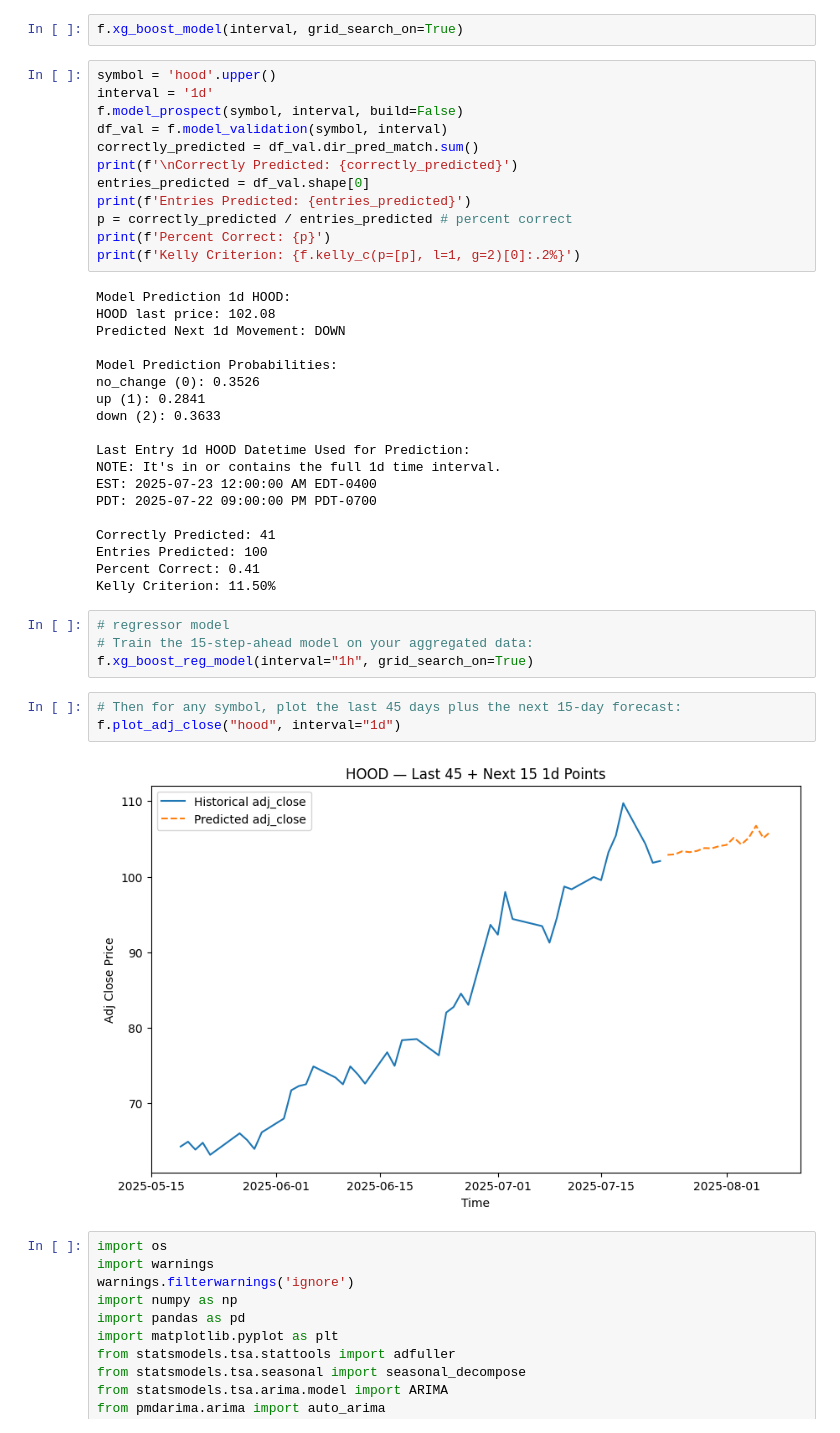
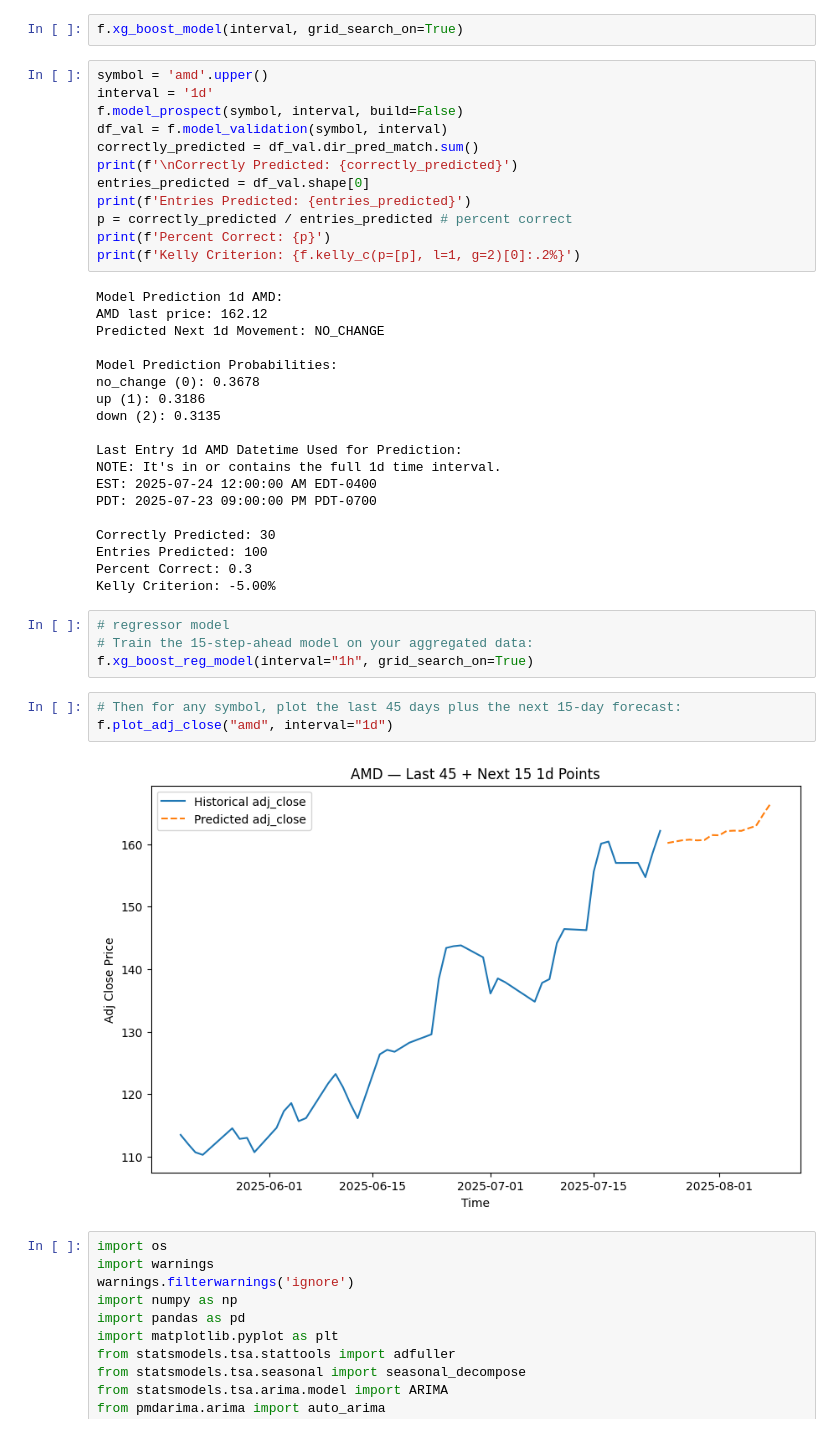
Before and after one commit to yuchild/stock_production_agg, a Jupyter notebook: validations.ipynb, the cells around one changed output. Cells and saved outputs as stored; diff of their text form.

```diff
--- a/validations.ipynb
+++ b/validations.ipynb
@@ -33,7 +33,7 @@ f.make_master_table(stock_set, interval)
 # %%
 f.xg_boost_model(interval, grid_search_on=True)
 # %%
-symbol = 'hood'.upper()
+symbol = 'amd'.upper()
 interval = '1d'
 f.model_prospect(symbol, interval, build=False)
 df_val = f.model_validation(symbol, interval)
@@ -45,33 +45,33 @@ p = correctly_predicted / entries_predicted # percent correct
 print(f'Percent Correct: {p}')
 print(f'Kelly Criterion: {f.kelly_c(p=[p], l=1, g=2)[0]:.2%}')
 # %% [output]
-Model Prediction 1d HOOD:
-HOOD last price: 102.08
-Predicted Next 1d Movement: DOWN
+Model Prediction 1d AMD:
+AMD last price: 162.12
+Predicted Next 1d Movement: NO_CHANGE
 
 Model Prediction Probabilities:
-no_change (0): 0.3526
-up (1): 0.2841
-down (2): 0.3633
+no_change (0): 0.3678
+up (1): 0.3186
+down (2): 0.3135
 
-Last Entry 1d HOOD Datetime Used for Prediction:
+Last Entry 1d AMD Datetime Used for Prediction:
 NOTE: It's in or contains the full 1d time interval.
-EST: 2025-07-23 12:00:00 AM EDT-0400
-PDT: 2025-07-22 09:00:00 PM PDT-0700
+EST: 2025-07-24 12:00:00 AM EDT-0400
+PDT: 2025-07-23 09:00:00 PM PDT-0700
 
-Correctly Predicted: 41
+Correctly Predicted: 30
 Entries Predicted: 100
-Percent Correct: 0.41
-Kelly Criterion: 11.50%
+Percent Correct: 0.3
+Kelly Criterion: -5.00%
 # %%
 # regressor model
 # Train the 15-step-ahead model on your aggregated data:
 f.xg_boost_reg_model(interval="1h", grid_search_on=True)
 # %%
 # Then for any symbol, plot the last 45 days plus the next 15-day forecast:
-f.plot_adj_close("hood", interval="1d")
+f.plot_adj_close("amd", interval="1d")
 # %% [output]
-[figure, old version]
+[figure, new version]
 # %%
 import os
 import warnings
```
Also changed, not shown: parts of 1 cell of this notebook, 3 other files.
